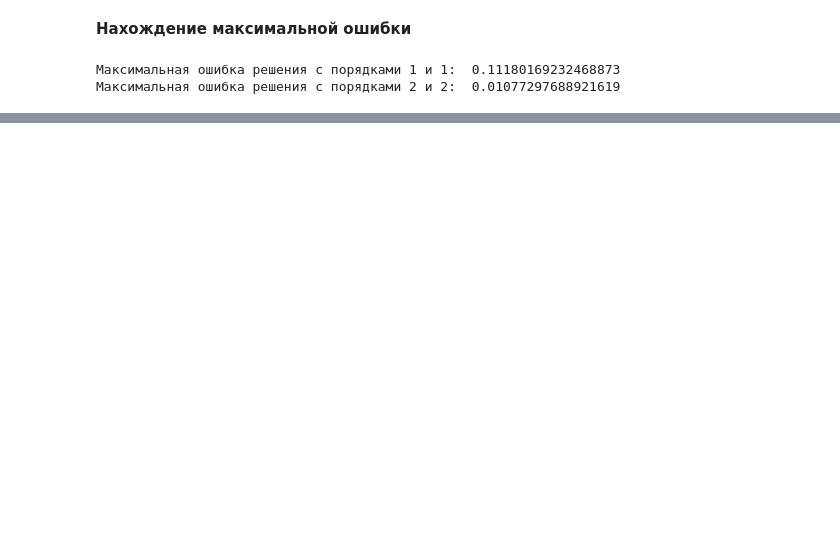
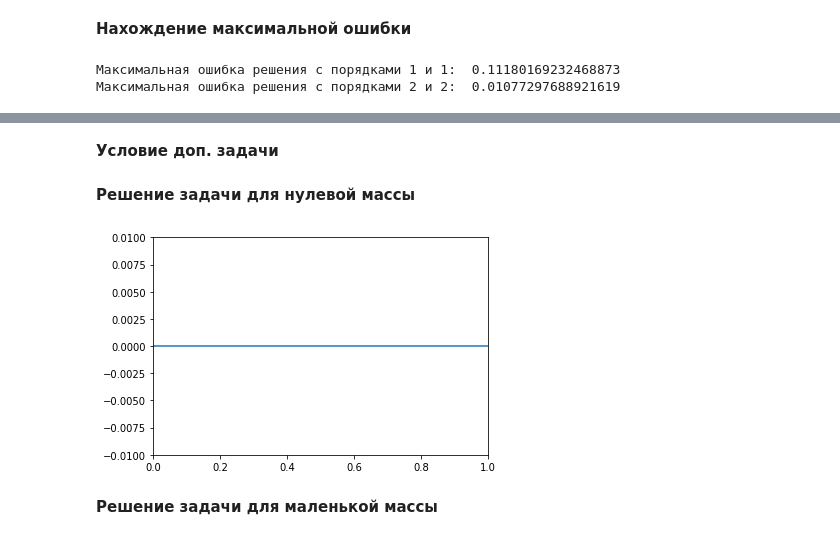
Before and after one commit to javachka11/Laba_1, a Jupyter notebook: Sem6_Lab1.ipynb, the cells around one changed output, grey strips where cells are left out. Drawn from its saved outputs; the diff is of its cells as text; code cells hidden in the pictures; blank space fills up the shorter version.

```diff
--- a/Sem6_Lab1.ipynb
+++ b/Sem6_Lab1.ipynb
@@ -227,0 +234,48 @@ max_error()
+# %% [markdown]
+**Условие доп. задачи**
+# %%
+def ex2_f(x, t):
+  return 0
+
+def ex2_u1(x):
+  return 0
+
+def ex2_u2(x):
+  return 0
+
+def ex2_u3(t):
+  return 0
+# %% [markdown]
+**Решение задачи для нулевой массы**
+# %%
+def ex2_u4_1(t):
+  m = 0
+  g = 9.81
+  return -(m*g)
+# %%
+def new_task_1():
+  fig, ax = plt.subplots()
+
+  h = 0.1
+  tau = 0.01
+
+  wt = wave_task(0, 0, 1, 1/2, ex2_f, ex2_u1, ex2_u2, (0, 1, ex2_u3), (10, 0, ex2_u4_1))
+  t_arr = uniform_net(wt[0], wt[0] + 10, tau)
+  net = uniform_net(wt[1], wt[2], h)
+  arr = 3*[len(net)*[0]]
+
+  wt_animation = animation.FuncAnimation(fig,
+                                      solver,
+                                      frames=t_arr,
+                                      fargs = (wt, net, arr, h, tau, 2, ax, 0.01),
+                                      interval = 10,
+                                      repeat = False)
+  wt_animation.save('wave_new_task_1.gif',
+                    writer = 'pillow',
+                    fps = 30)
+# %%
+new_task_1()
+# %% [output]
+[figure, added]
+# %% [markdown]
+**Решение задачи для маленькой массы**
```
Also changed, not shown: parts of 16 cells of this notebook.
